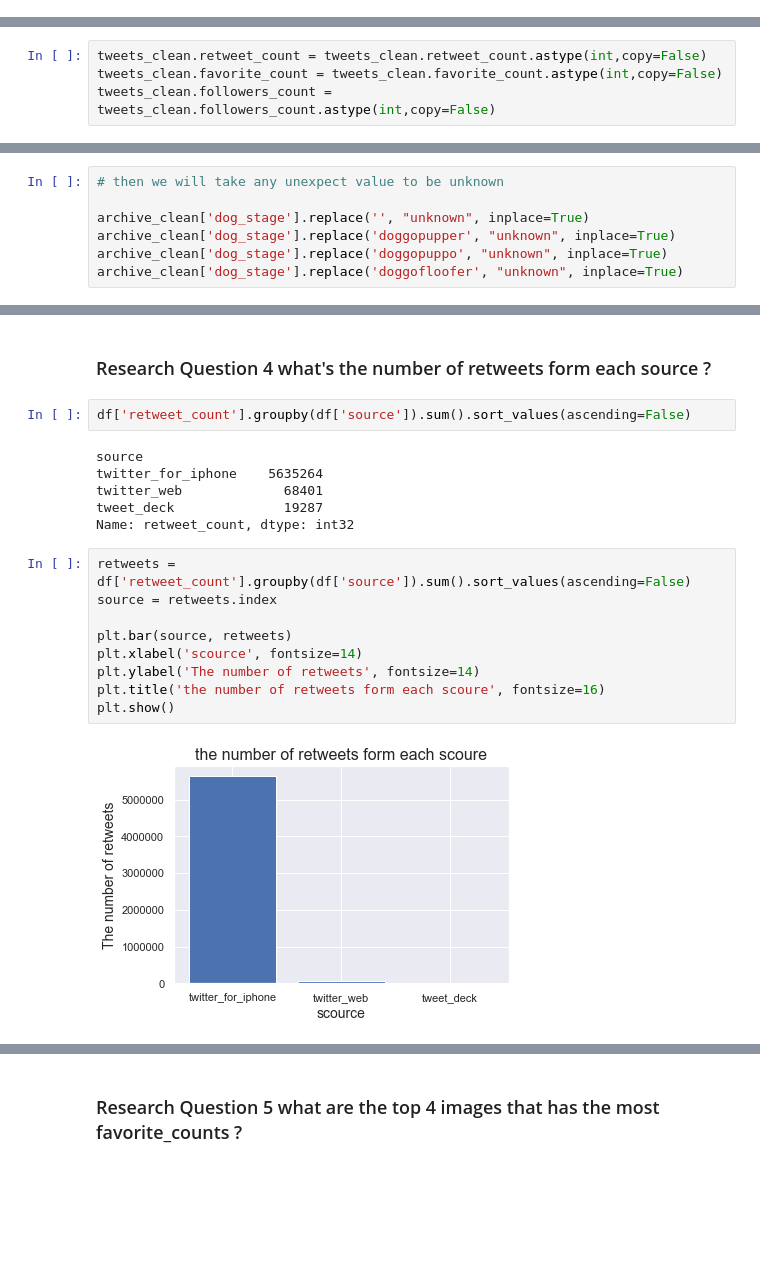
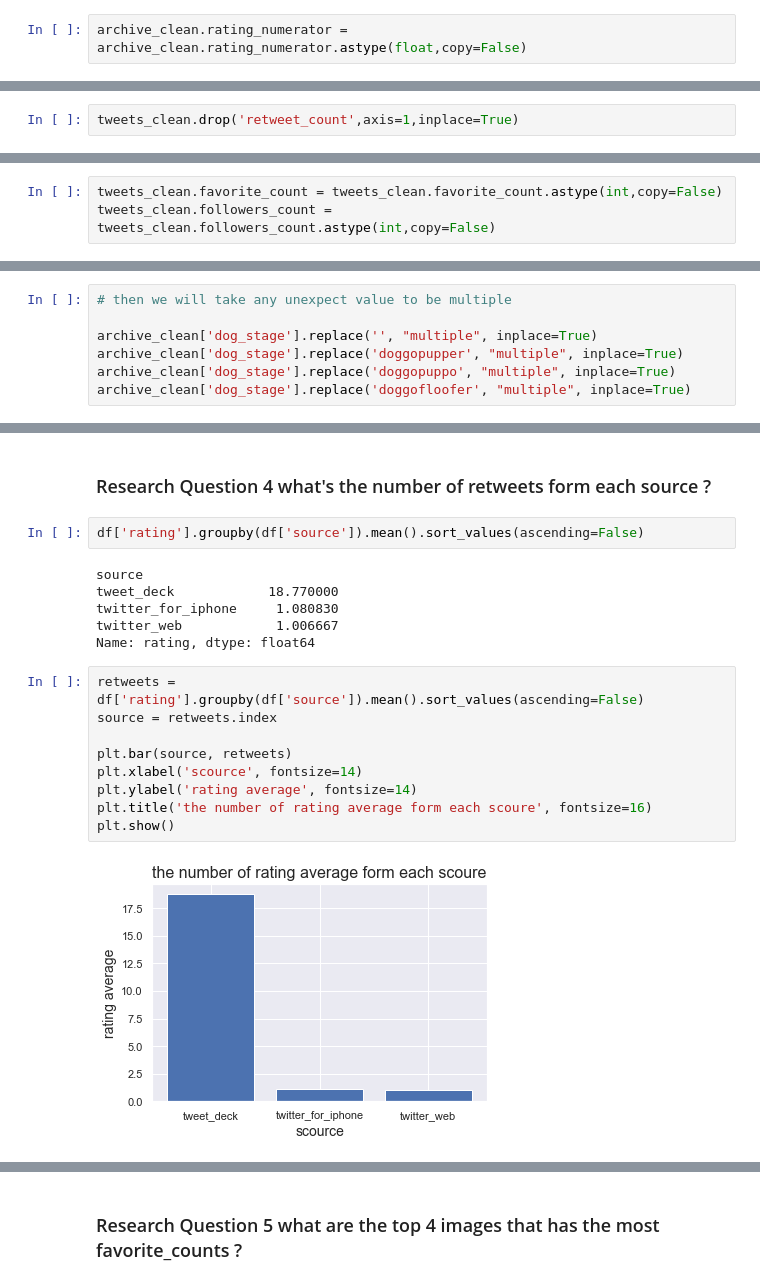
Before and after one commit to AbdElrhman-m/twitter-dog-tweets-data-analysis, a Jupyter notebook: Wrangle-act.ipynb, the cells around one changed output, grey strips where cells are left out. Cells and saved outputs as stored; diff of their text form; blank space fills up the shorter version.

```diff
--- a/Wrangle-act.ipynb
+++ b/Wrangle-act.ipynb
@@ -513,0 +618,2 @@ tweets_clean = tweets_data.copy()
+# %%
+archive_clean.rating_numerator = archive_clean.rating_numerator.astype(float,copy=False)
@@ -513,0 +705,2 @@ tweets_clean = tweets_data.copy()
+# %%
+tweets_clean.drop('retweet_count',axis=1,inplace=True)
@@ -746,5 +950,4 @@ memory usage: 91.4+ KB
 # %%
-tweets_clean.retweet_count = tweets_clean.retweet_count.astype(int,copy=False)
 tweets_clean.favorite_count = tweets_clean.favorite_count.astype(int,copy=False)
 tweets_clean.followers_count = tweets_clean.followers_count.astype(int,copy=False)
 # %%
@@ -895,12 +1097,12 @@ archive_clean['dog_stage'].value_counts(), archive_clean['doggo'].value_counts()
  doggo      97
  Name: doggo, dtype: int64)
 # %%
-# then we will take any unexpect value to be unknown
+# then we will take any unexpect value to be multiple
 
-archive_clean['dog_stage'].replace('', "unknown", inplace=True)
-archive_clean['dog_stage'].replace('doggopupper', "unknown", inplace=True)
-archive_clean['dog_stage'].replace('doggopuppo', "unknown", inplace=True)
-archive_clean['dog_stage'].replace('doggofloofer', "unknown", inplace=True)
+archive_clean['dog_stage'].replace('', "multiple", inplace=True)
+archive_clean['dog_stage'].replace('doggopupper', "multiple", inplace=True)
+archive_clean['dog_stage'].replace('doggopuppo', "multiple", inplace=True)
+archive_clean['dog_stage'].replace('doggofloofer', "multiple", inplace=True)
 # %%
 # test
 
@@ -1142,22 +1343,22 @@ The top 10 bead that has the most number of tweets are golden_retriever with 750
 # %% [markdown]
 ### Research Question 4  what's the number of retweets form each source ?
 # %%
-df['retweet_count'].groupby(df['source']).sum().sort_values(ascending=False)
+df['rating'].groupby(df['source']).mean().sort_values(ascending=False)
 # %% [output]
 source
-twitter_for_iphone    5635264
-twitter_web             68401
-tweet_deck              19287
-Name: retweet_count, dtype: int32
+tweet_deck            18.770000
+twitter_for_iphone     1.080830
+twitter_web            1.006667
+Name: rating, dtype: float64
 # %%
-retweets = df['retweet_count'].groupby(df['source']).sum().sort_values(ascending=False)
+retweets = df['rating'].groupby(df['source']).mean().sort_values(ascending=False)
 source = retweets.index
 
 plt.bar(source, retweets)
 plt.xlabel('scource', fontsize=14)
-plt.ylabel('The number of retweets', fontsize=14)
-plt.title('the number of retweets form each scoure', fontsize=16)
+plt.ylabel('rating average', fontsize=14)
+plt.title('the number of rating average form each scoure', fontsize=16)
 plt.show()
 # %% [output]
-[figure, old version]
+[figure, new version]
 # %% [markdown]
```
Also changed, not shown: parts of 56 cells of this notebook, 9 other files.
